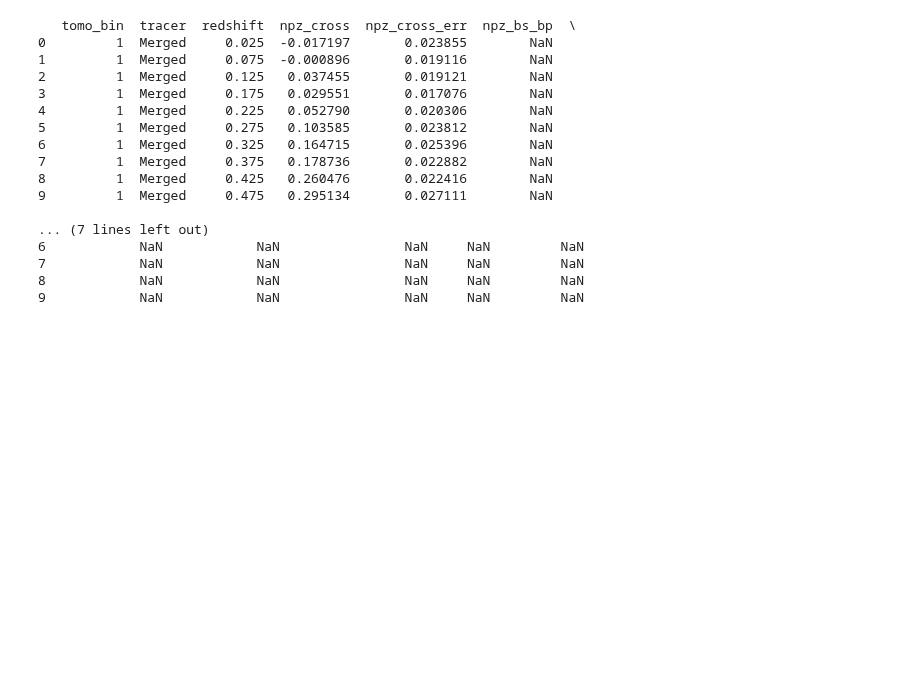
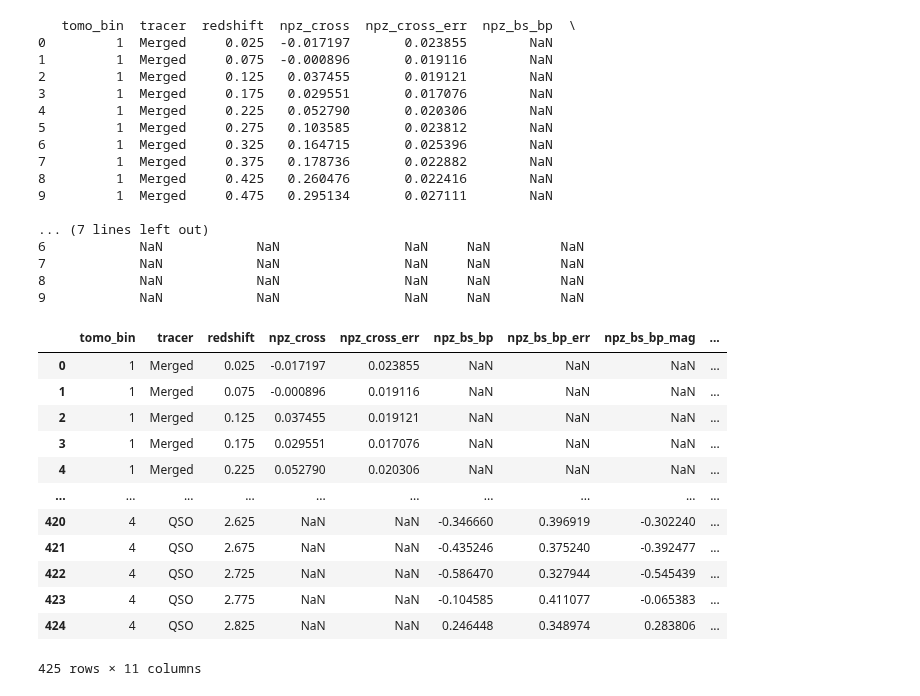
Before and after one commit to JeanCHDJdev/desi-y3-hsc, a Jupyter notebook: src/statistics/nb/nz.ipynb, the cells around one changed output. Drawn from its saved outputs; the diff is of its cells as text; code cells hidden in the pictures; blank space fills up the shorter version.

```diff
--- a/src/statistics/nb/nz.ipynb
+++ b/src/statistics/nb/nz.ipynb
@@ -25,4 +25,10 @@ import src.statistics.cosmotools as ct
 import src.statistics.corrfiles as cf
 import src.statistics.sgp as sgp
 
-ROOT = cf.get_base_dir()
+ROOT = Path("/global/cfs/projectdirs/desi/users/jchdj/desi-y3-hsc/")
+THIS_ROOT = Path("/global/cfs/projectdirs/desi/users/jchdj/desi-y3-hsc/")
+## autoreload
+importlib.reload(inference)
+importlib.reload(comb)
+importlib.reload(ct)
+importlib.reload(cf)
@@ -155,7 +164,10 @@ for ic, condition in enumerate(
 ):
     do_phot_correction, do_spec_correction, do_mag = condition
     for tomo in [1, 2, 3, 4]:
-        stem = "dr2" if tomo == 3 or tomo == 4 else "dr1"
+        if tomo in [1, 2]:
+            stem = "dr1"
+        else:
+            stem = "dr2"
         path_dictionary = {
             "HSC": CORR_ROOT / "v12_correction" / f"autos_HSC",  # unused in practice
             "DESI_NGC": CORR_ROOT / stem / f"autos_NGC",
@@ -179,13 +191,16 @@ for ic, condition in enumerate(
                 precomp_wdm=wdm_interpolator,
                 mode="Merged",
             )
+            ## check that meas returns the same number of z bins as the merged files
+            #assert len(meas[0]) == len(fr.get_bins("Merged"))
+            assert not np.any(meas[1] <= 0) and not np.any(np.isnan(meas[1]))
+            print(f"DR: {stem}, condition: {condition}, length of meas: {len(meas[0])}")
             npzs[ic][tomo].append(meas[0])
             npz_errs[ic][tomo].append(meas[1])
             zbins = inference._get_fine_redshift_bins(fr, tracer=tomo_to_tracer[tomo])
             _zvals = (zbins[:-1] + zbins[1:]) / 2
             zvals[ic][tomo].append(_zvals)
             assert len(meas[0]) == len(_zvals)
-            print(meas[0], _zvals, "Merged")
         else:
             for ind, tracer in enumerate(tomo_to_tracer[tomo]):
 
@@ -201,6 +216,12 @@ for ic, condition in enumerate(
                     which_patches=patches,
                     precomp_wdm=wdm_interpolator,
                 )
+                assert not np.any(meas[1] <= 0) and not np.any(np.isnan(meas[1]))
+                print(f"DR: {stem}, condition: {condition}, length of meas: {len(meas[0])}")
+                ## check that meas 1 and meas 0 return the same number of z bins as the merged files
+                #assert len(meas[0]) == len(fr.get_bins(tracer))
+                assert len(meas[0]) == len(_zvals)
+                assert len(meas[0]) == len(meas[1])
                 if do_mag == True:
                     _npz, _npz_err, wdm, Mag, dMag = ct.solve_magnification(
                         meas=meas,
@@ -347,6 +373,22 @@ print(df.head(10))
 7            NaN            NaN                NaN     NaN         NaN
 8            NaN            NaN                NaN     NaN         NaN
 9            NaN            NaN                NaN     NaN         NaN
+# %%
+df
+# %% [output]
+|  | tomo_bin | tracer | redshift | npz_cross | npz_cross_err | npz_bs_bp | npz_bs_bp_err | npz_bs_bp_mag | ... |
+| 0 | 1 | Merged | 0.025 | -0.017197 | 0.023855 | NaN | NaN | NaN | ... |
+| 1 | 1 | Merged | 0.075 | -0.000896 | 0.019116 | NaN | NaN | NaN | ... |
+| 2 | 1 | Merged | 0.125 | 0.037455 | 0.019121 | NaN | NaN | NaN | ... |
+| 3 | 1 | Merged | 0.175 | 0.029551 | 0.017076 | NaN | NaN | NaN | ... |
+| 4 | 1 | Merged | 0.225 | 0.052790 | 0.020306 | NaN | NaN | NaN | ... |
+| ... | ... | ... | ... | ... | ... | ... | ... | ... | ... |
+| 420 | 4 | QSO | 2.625 | NaN | NaN | -0.346660 | 0.396919 | -0.302240 | ... |
+| 421 | 4 | QSO | 2.675 | NaN | NaN | -0.435246 | 0.375240 | -0.392477 | ... |
+| 422 | 4 | QSO | 2.725 | NaN | NaN | -0.586470 | 0.327944 | -0.545439 | ... |
+| 423 | 4 | QSO | 2.775 | NaN | NaN | -0.104585 | 0.411077 | -0.065383 | ... |
+| 424 | 4 | QSO | 2.825 | NaN | NaN | 0.246448 | 0.348974 | 0.283806 | ... |
+425 rows × 11 columns
 # %%
 print(f"Scale cut {scale_cut[0]} - {scale_cut[1]} Mpc/h results saved to {output_file}")
 data = pd.read_parquet(
```
Also changed, not shown: parts of 9 cells of this notebook, 1 other file.
